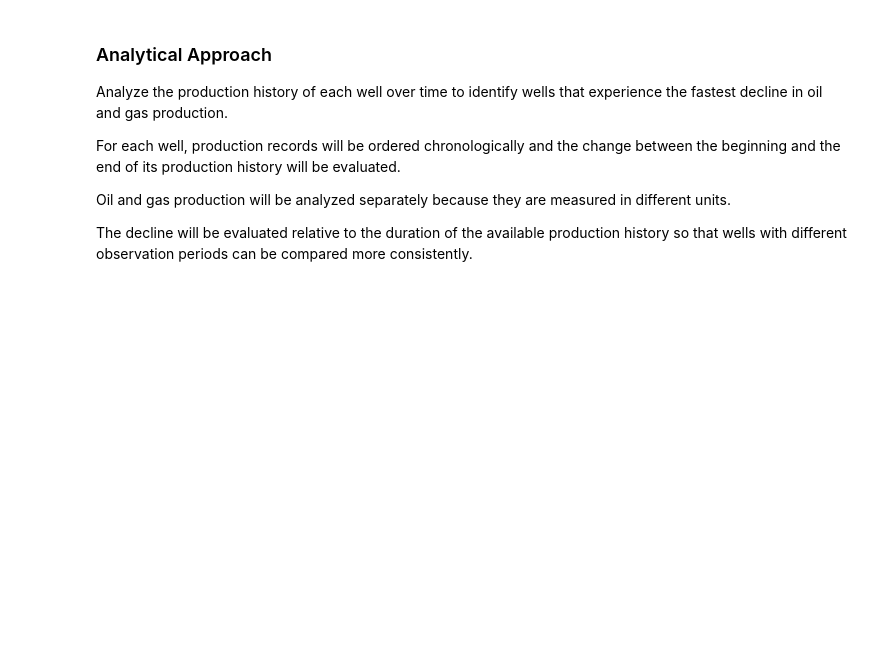
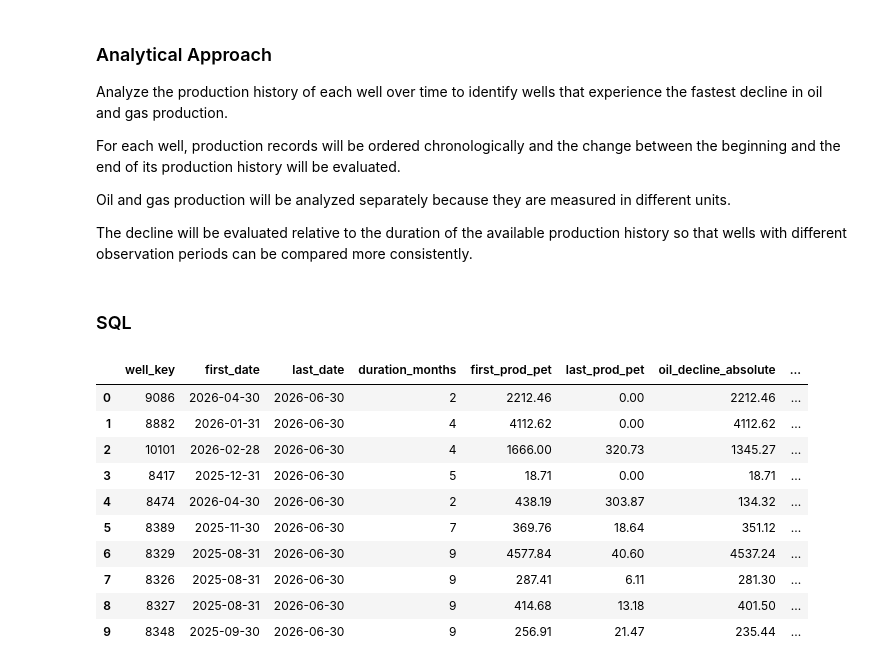
Before and after one commit to Jofregf/oil-gas-well-analytics-argentina, a Jupyter notebook: notebooks/06_sql_analytics.ipynb, the cells around one changed output. Drawn from its saved outputs; the diff is of its cells as text; code cells hidden in the pictures; blank space fills up the shorter version.

Commit message:
add BQ-03 Which wells exhibit the fastest production decline over time?

```diff
--- a/notebooks/06_sql_analytics.ipynb
+++ b/notebooks/06_sql_analytics.ipynb
@@ -296,3 +296,5 @@ For each well, production records will be ordered chronologically and the change
 Oil and gas production will be analyzed separately because they are measured in different units.
 
 The decline will be evaluated relative to the duration of the available production history so that wells with different observation periods can be compared more consistently.
+# %% [markdown]
+### SQL
@@ -298,0 +418,15 @@ The decline will be evaluated relative to the duration of the available producti
+# %%
+df_bq03_oil = pd.read_sql(query_bq03_oil, conn)
+df_bq03_oil
+# %% [output]
+|  | well_key | first_date | last_date | duration_months | first_prod_pet | last_prod_pet | oil_decline_absolute | ... |
+| 0 | 9086 | 2026-04-30 | 2026-06-30 | 2 | 2212.46 | 0.00 | 2212.46 | ... |
+| 1 | 8882 | 2026-01-31 | 2026-06-30 | 4 | 4112.62 | 0.00 | 4112.62 | ... |
+| 2 | 10101 | 2026-02-28 | 2026-06-30 | 4 | 1666.00 | 320.73 | 1345.27 | ... |
+| 3 | 8417 | 2025-12-31 | 2026-06-30 | 5 | 18.71 | 0.00 | 18.71 | ... |
+| 4 | 8474 | 2026-04-30 | 2026-06-30 | 2 | 438.19 | 303.87 | 134.32 | ... |
+| 5 | 8389 | 2025-11-30 | 2026-06-30 | 7 | 369.76 | 18.64 | 351.12 | ... |
+| 6 | 8329 | 2025-08-31 | 2026-06-30 | 9 | 4577.84 | 40.60 | 4537.24 | ... |
+| 7 | 8326 | 2025-08-31 | 2026-06-30 | 9 | 287.41 | 6.11 | 281.30 | ... |
+| 8 | 8327 | 2025-08-31 | 2026-06-30 | 9 | 414.68 | 13.18 | 401.50 | ... |
+| 9 | 8348 | 2025-09-30 | 2026-06-30 | 9 | 256.91 | 21.47 | 235.44 | ... |
```
Also changed, not shown: parts of 5 cells of this notebook.
